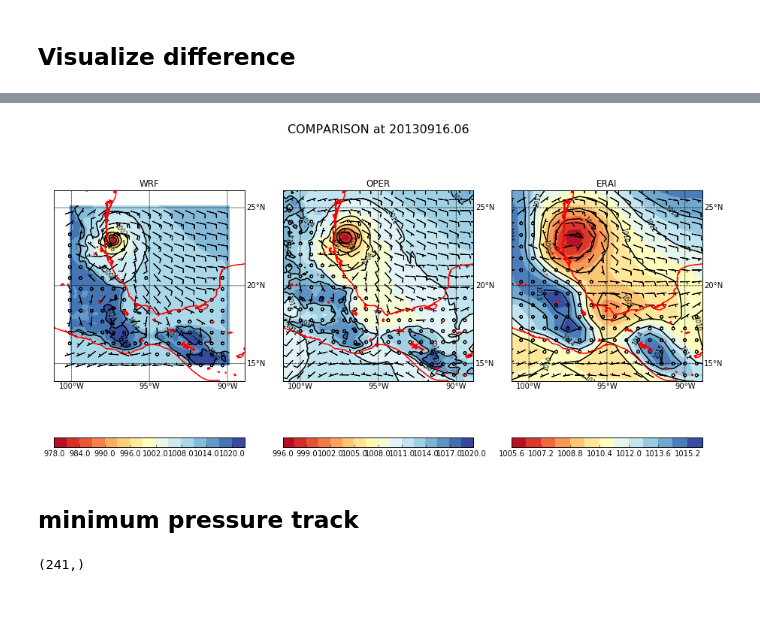
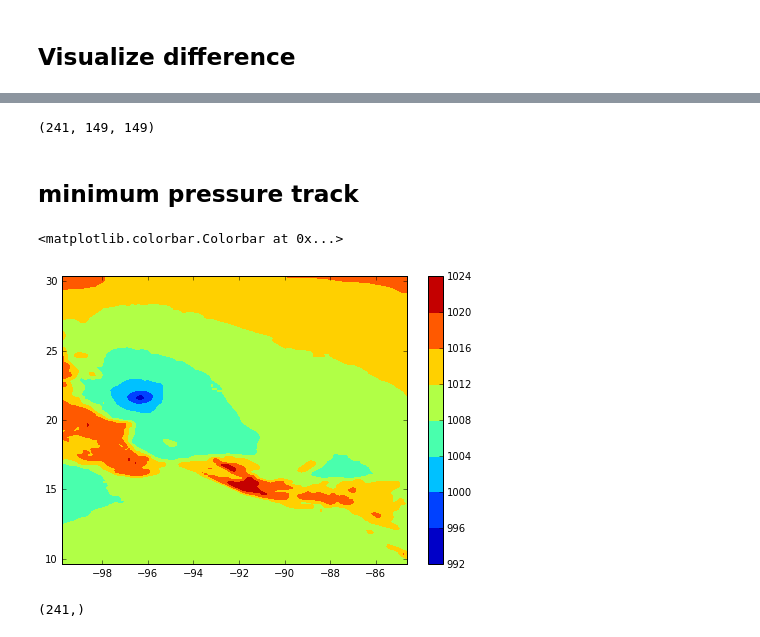
Before and after one commit to brey/ERAI2HR, a Jupyter notebook: WRF Compare.ipynb, the cells around one changed output, grey strips where cells are left out. Saved outputs shown, nothing was run; the diff lists cells and outputs as text; code cells hidden in the pictures; blank space fills up the shorter version.

```diff
--- a/WRF Compare.ipynb
+++ b/WRF Compare.ipynb
@@ -575,11 +576,19 @@ def a3_(i):
   #  cbar_ax=fig.add_axes([0.15, 0.8, 0.7, 0.05])
   #  fig.colorbar(Pf3,cax=cbar_ax,orientation='horizontal',ticks=v)
 # %%
-interact(a3_,i=widgets.IntSlider(min=0,max=ptt.shape[0]-1,step=6,value=0))
+#interact(a3_,i=widgets.IntSlider(min=0,max=ptt.shape[0]-1,step=6,value=0))
-# %% [output]
-[figure, removed]
+# %%
+p1.shape
+# %% [output]
+(241, 149, 149)
 # %% [markdown]
 ## minimum pressure track
+# %%
+plt.contourf(wrf.variables['XLONG'][0][:,40:],wrf.variables['XLAT'][0][:,40:],p1[132][:,40:])
+plt.colorbar()
+# %% [output]
+<matplotlib.colorbar.Colorbar at 0x...>
+[figure, added]
 # %%
 wrfc=np.amin(p1,axis=(1,2))
 operc=np.amin(ptt,axis=(1,2))
```
Also changed, not shown: parts of 19 cells of this notebook, 1 other file.
